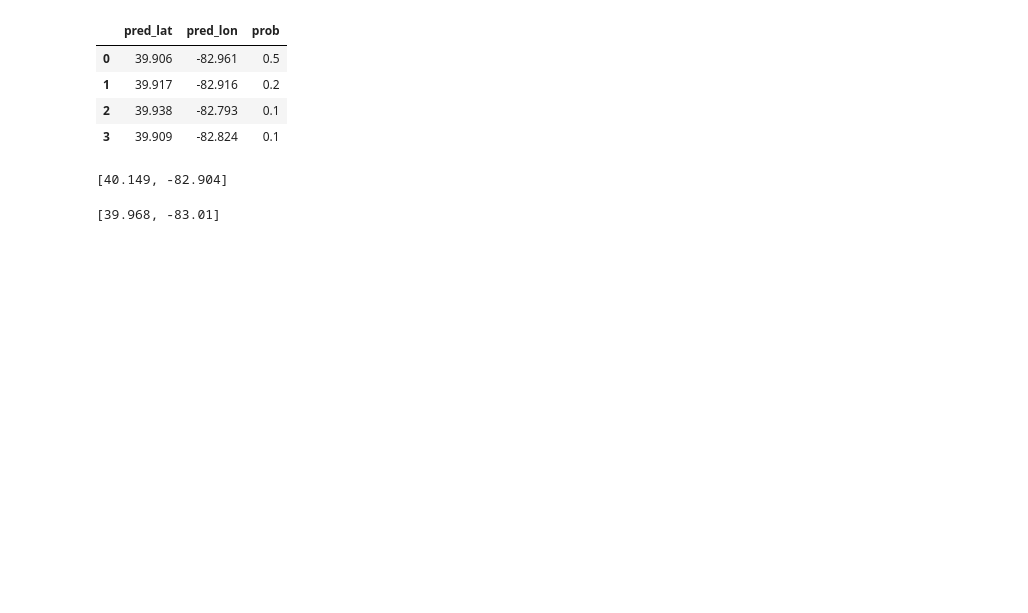
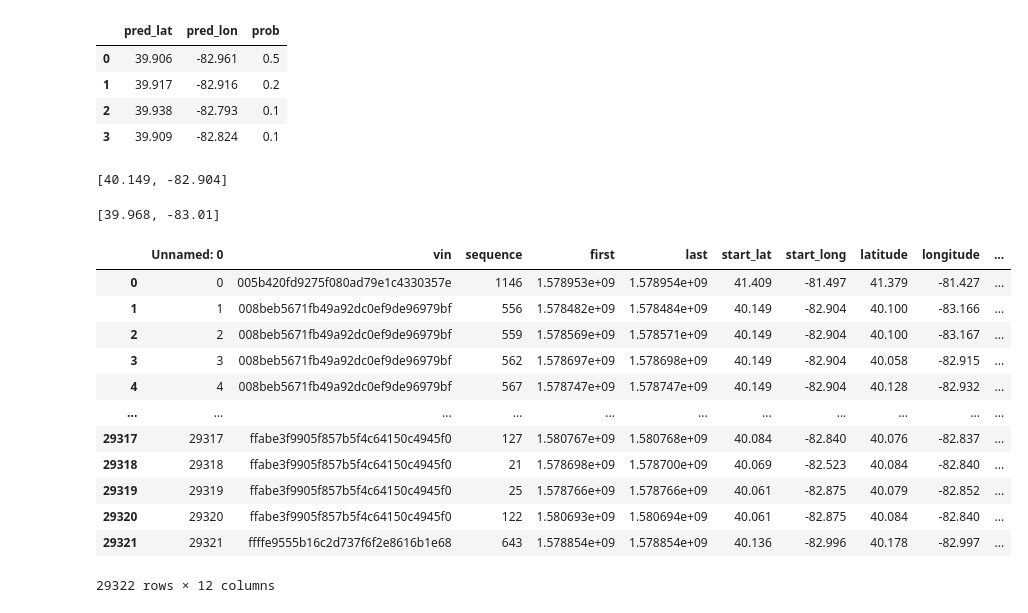
Before and after one commit to Isabelzav/Data_X_Hondezvous, a Jupyter notebook: Markov.ipynb, the cells around one changed output. Saved outputs shown, nothing was run; the diff lists cells and outputs as text; code cells hidden in the pictures; blank space fills up the shorter version.

```diff
--- a/Markov.ipynb
+++ b/Markov.ipynb
@@ -530,6 +611,24 @@ get_next_location("01652f6c850a4ed78124a8f06af4391b", df)
 # should be [39.968, -83.01]
 # %% [output]
 [39.968, -83.01]
+# %%
+#Test with real dataset
+df_new = pd.read_csv("/work/Data/merged_csv_0506.csv")
+df_new
+# %% [output]
+|  | Unnamed: 0 | vin | sequence | first | last | start_lat | start_long | latitude | longitude | ... |
+| 0 | 0 | 005b420fd9275f080ad79e1c4330357e | 1146 | 1.578953e+09 | 1.578954e+09 | 41.409 | -81.497 | 41.379 | -81.427 | ... |
+| 1 | 1 | 008beb5671fb49a92dc0ef9de96979bf | 556 | 1.578482e+09 | 1.578484e+09 | 40.149 | -82.904 | 40.100 | -83.166 | ... |
+| 2 | 2 | 008beb5671fb49a92dc0ef9de96979bf | 559 | 1.578569e+09 | 1.578571e+09 | 40.149 | -82.904 | 40.100 | -83.167 | ... |
+| 3 | 3 | 008beb5671fb49a92dc0ef9de96979bf | 562 | 1.578697e+09 | 1.578698e+09 | 40.149 | -82.904 | 40.058 | -82.915 | ... |
+| 4 | 4 | 008beb5671fb49a92dc0ef9de96979bf | 567 | 1.578747e+09 | 1.578747e+09 | 40.149 | -82.904 | 40.128 | -82.932 | ... |
+| ... | ... | ... | ... | ... | ... | ... | ... | ... | ... | ... |
+| 29317 | 29317 | ffabe3f9905f857b5f4c64150c4945f0 | 127 | 1.580767e+09 | 1.580768e+09 | 40.084 | -82.840 | 40.076 | -82.837 | ... |
+| 29318 | 29318 | ffabe3f9905f857b5f4c64150c4945f0 | 21 | 1.578698e+09 | 1.578700e+09 | 40.069 | -82.523 | 40.084 | -82.840 | ... |
+| 29319 | 29319 | ffabe3f9905f857b5f4c64150c4945f0 | 25 | 1.578766e+09 | 1.578766e+09 | 40.061 | -82.875 | 40.079 | -82.852 | ... |
+| 29320 | 29320 | ffabe3f9905f857b5f4c64150c4945f0 | 122 | 1.580693e+09 | 1.580694e+09 | 40.061 | -82.875 | 40.084 | -82.840 | ... |
+| 29321 | 29321 | ffffe9555b16c2d737f6f2e8616b1e68 | 643 | 1.578854e+09 | 1.578854e+09 | 40.136 | -82.996 | 40.178 | -82.997 | ... |
+29322 rows × 12 columns
 # %% [markdown]
 <a style='text-decoration:none;line-height:16px;display:flex;color:#5B5B62;padding:10px;justify-content:end;' href='https://deepnote.com?utm_source=created-in-deepnote-cell&projectId=608d4940-9d52-4d53-8e1b-b72eb309e61f' target="_blank">
 <img alt='Created in deepnote.com' style='display:inline;max-height:16px;margin:0px;margin-right:7.5px;' src='embedded-picture-1' > </img>
```
Also changed, not shown: parts of 8 cells of this notebook.
